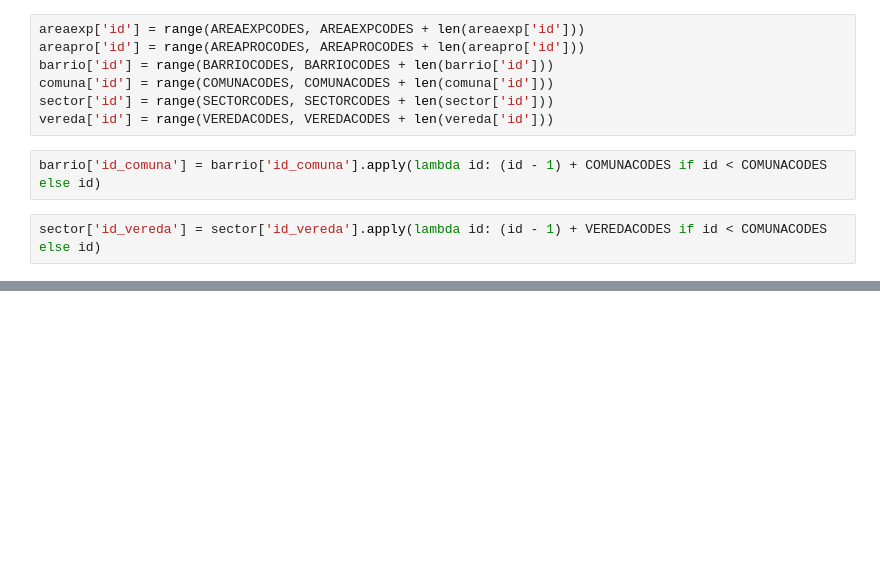
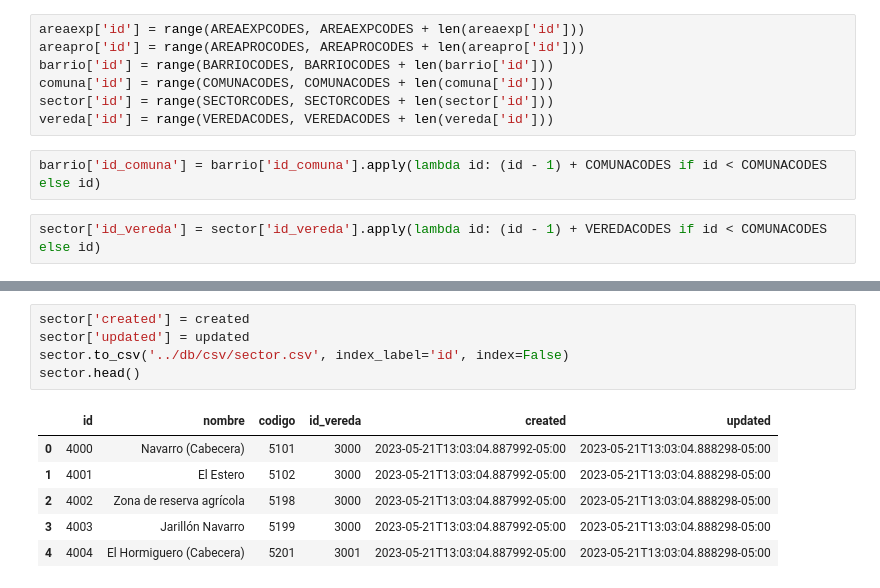
Before and after one commit to sebaxtian/tangara-api-mvp, a Jupyter notebook: notebooks/places.ipynb, the cells around one changed output, grey strips where cells are left out. Drawn from its saved outputs; the diff is of its cells as text; blank space fills up the shorter version.

```diff
--- a/notebooks/places.ipynb
+++ b/notebooks/places.ipynb
@@ -129,0 +173,12 @@ places.to_csv('../db/csv/places.csv', index_label='id', index=False)
+# %%
+sector['created'] = created
+sector['updated'] = updated
+sector.to_csv('../db/csv/sector.csv', index_label='id', index=False)
+sector.head()
+# %% [output]
+|  | id | nombre | codigo | id_vereda | created | updated |
+| 0 | 4000 | Navarro (Cabecera) | 5101 | 3000 | 2023-05-21T13:03:04.887992-05:00 | 2023-05-21T13:03:04.888298-05:00 |
+| 1 | 4001 | El Estero | 5102 | 3000 | 2023-05-21T13:03:04.887992-05:00 | 2023-05-21T13:03:04.888298-05:00 |
+| 2 | 4002 | Zona de reserva agrícola | 5198 | 3000 | 2023-05-21T13:03:04.887992-05:00 | 2023-05-21T13:03:04.888298-05:00 |
+| 3 | 4003 | Jarillón Navarro | 5199 | 3000 | 2023-05-21T13:03:04.887992-05:00 | 2023-05-21T13:03:04.888298-05:00 |
+| 4 | 4004 | El Hormiguero (Cabecera) | 5201 | 3001 | 2023-05-21T13:03:04.887992-05:00 | 2023-05-21T13:03:04.888298-05:00 |
```
Also changed, not shown: parts of 15 cells of this notebook, 19 other files.
